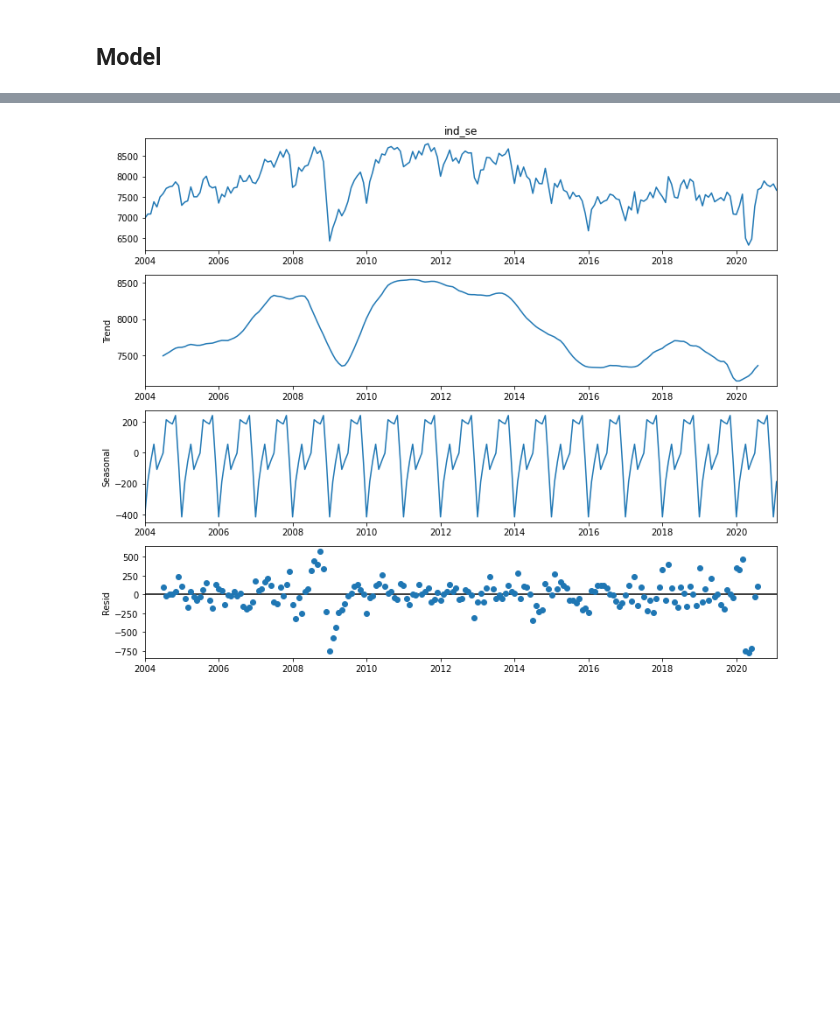
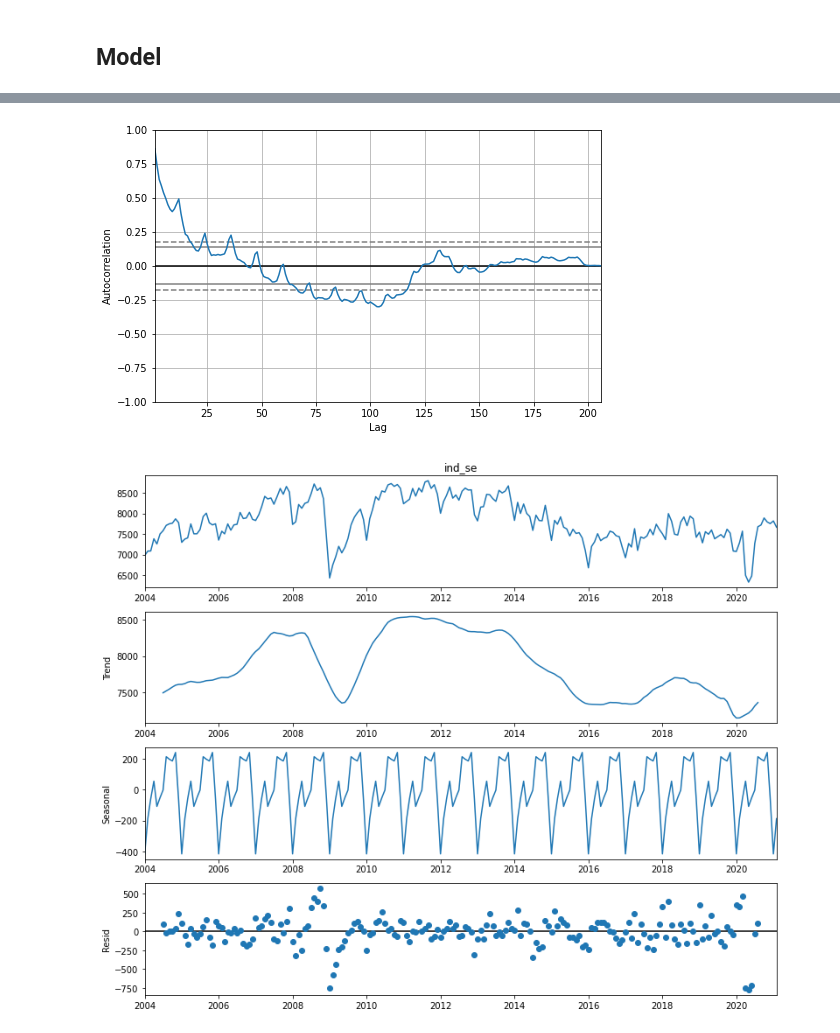
Before and after one commit to Gabrieleas10/4intelligence_case, a Jupyter notebook: scripts/4intelligence_case_Q2.ipynb, the cells around one changed output, grey strips where cells are left out. Cells and saved outputs as stored; diff of their text form; code cells hidden in the pictures; blank space fills up the shorter version.

```diff
--- a/scripts/4intelligence_case_Q2.ipynb
+++ b/scripts/4intelligence_case_Q2.ipynb
@@ -43,6 +43,14 @@ df_time = df_time.loc[df_time['ind_se']!=0]
 
 time_series_ind_se = df_time['ind_se']
 time_series_ind_se.index = pd.to_datetime(time_series_ind_se.index, errors='coerce')
+# %%
+# autocorrelation plot in target feature
+
+rcParams['figure.figsize'] = 8, 5
+autocorrelation_plot(time_series_ind_se)
+plt.show()
+# %% [output]
+[figure, added]
 # %%
 # decompose the energy in trend, seasonal and resids to know main trend and the frequent moviments
 # statiscal analyze
```
Also changed, not shown: parts of 1 cell of this notebook.
